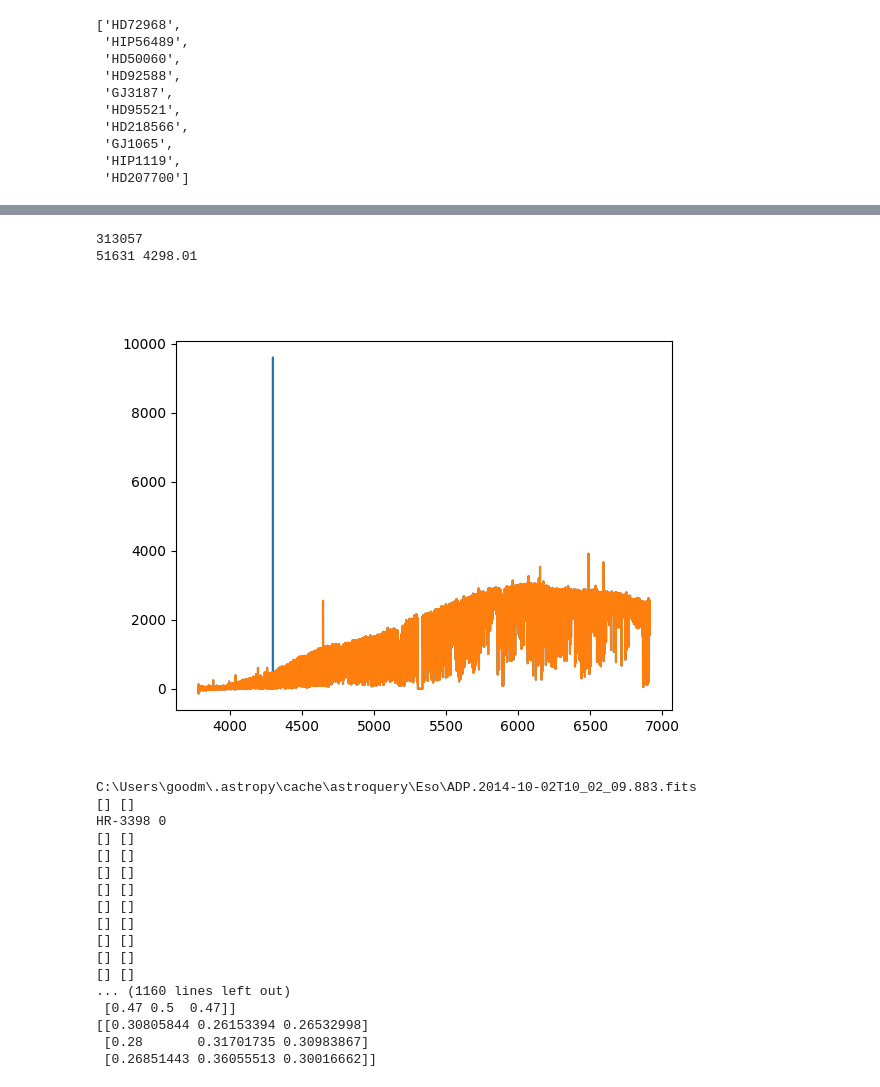
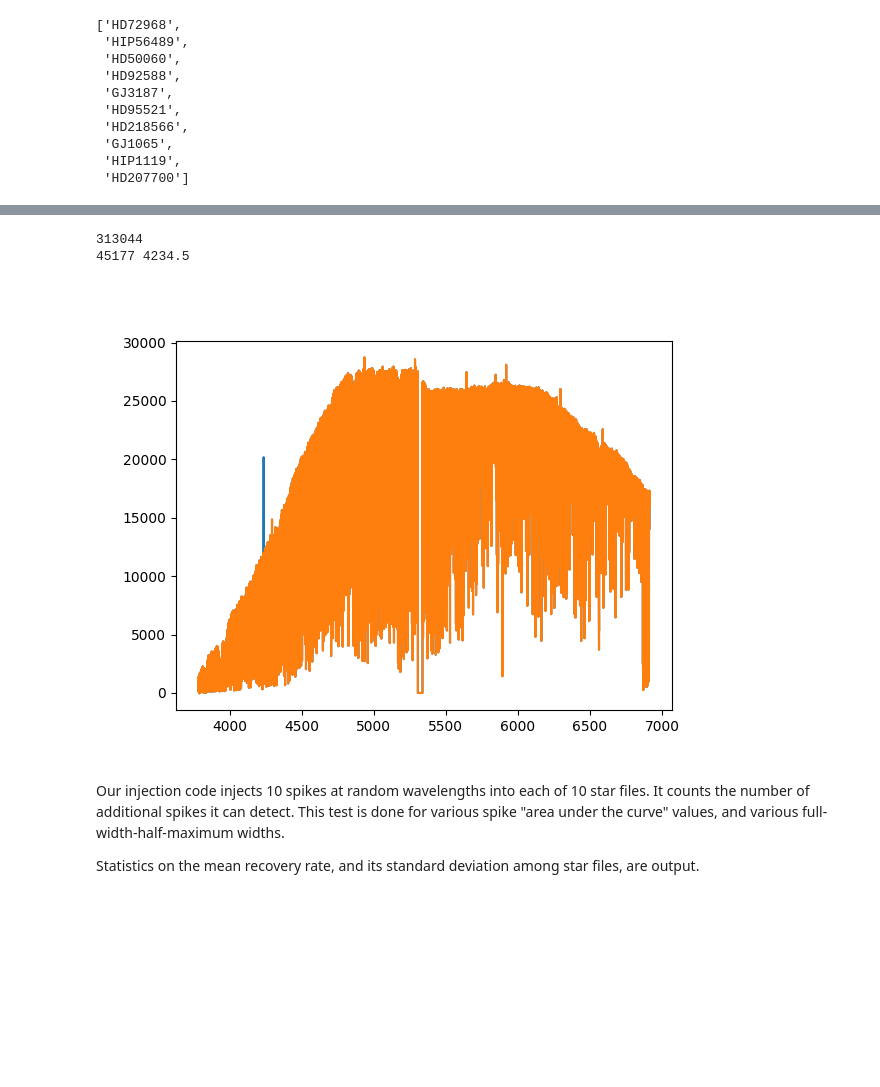
Before and after one commit to goodmanj/optical_seti, a Jupyter notebook: injection/injection-test.ipynb, the cells around one changed output, grey strips where cells are left out. Drawn from its saved outputs; the diff is of its cells as text; code cells hidden in the pictures; blank space fills up the shorter version.

```diff
--- a/injection/injection-test.ipynb
+++ b/injection/injection-test.ipynb
@@ -83,19 +78,23 @@ INFO: Done! [astroquery.eso.core]
 # %%
 # Plot one of the files with an example Gaussian injected.
-[wave,arr1] = optical_seti_functions.read_harps_file(star_files[1][0])
+[wave,arr1] = optical_seti_functions.read_harps_file(star_files[9][0])
 array_length = len(arr1)
 print(array_length)
 center = random.randint(0,array_length)
 print(center,wave[center])
-modded_spectrum = Gaussian_Injector.add_gaussian_to_array(arr1,fwhm=10,center=float(center),array_length=array_length,area=20000)
+modded_spectrum = Gaussian_Injector.add_gaussian_to_array(arr1,fwhm=10,center=float(center),array_length=array_length,area=100000)
 plt.figure(1)
 plt.clf()
 plt.plot(wave,modded_spectrum,wave,arr1)
 plt.show()
 # %% [output]
-313057
-51631 4298.01
+313044
+45177 4234.5
-[figure, old version]
+[figure, new version]
+# %% [markdown]
+Our injection code injects 10 spikes at random wavelengths into each of 10 star files.  It counts the number of additional spikes it can detect.  This test is done for various spike "area under the curve" values, and various full-width-half-maximum widths.
+
+Statistics on the mean recovery rate, and its standard deviation among star files, are output.
 # %%
 # Main injection test.  Inject n_injected gaussians into each of the observations, and count the percentage of spikes successfully recovered.
 # Do this for several areas[] under the Gaussian curve, and for several fwhms[].  Store the average recovery rate for each area and fwhm in recovery_rate_means[],
@@ -124,7 +123,7 @@ for row in range(len(areas)):
             for n in range(n_injected):
                 center = random.randint(0,array_length)
                 modded_spectrum = Gaussian_Injector.add_gaussian_to_array(arr1, fwhm = float(10), amplitude=None, center=float(center), array_length=array_length, axis=-1, area=float(area))
-                hits_start, hits_end, newcount = optical_seti_functions.seti_spike_analyzer(modded_spectrum, min_count = 4, max_count = 60, threshold_multiplier = 3.5, window_size = 101)
+                hits_start, hits_end, newcount = optical_seti_functions.seti_spike_analyzer(modded_spectrum, min_count = 4, max_count = 60, threshold_multiplier = 3.5, window_size = 1001)
                 injected_recovery_count = injected_recovery_count +len(hits_start) - count
 
             recovery_rates.append(float(injected_recovery_count)/n_injected)
@@ -132,22 +131,4 @@ for row in range(len(areas)):
         recovery_rate_stdevs[row,col] = np.std(recovery_rates)
 print(recovery_rate_means)
 print(recovery_rate_stdevs)
-# %% [output]
-C:\Users\goodm\.astropy\cache\astroquery\Eso\ADP.2014-10-02T10_02_09.883.fits
-[] []
-HR-3398 0
-[] []
-[] []
-[] []
-[] []
-[] []
-[] []
-[] []
-[] []
-[] []
-... (1160 lines left out)
- [0.47 0.5  0.47]]
-[[0.30805844 0.26153394 0.26532998]
- [0.28       0.31701735 0.30983867]
- [0.26851443 0.36055513 0.30016662]]
 # %% [markdown]
```
Also changed, not shown: parts of 28 cells of this notebook, 2 other files.
